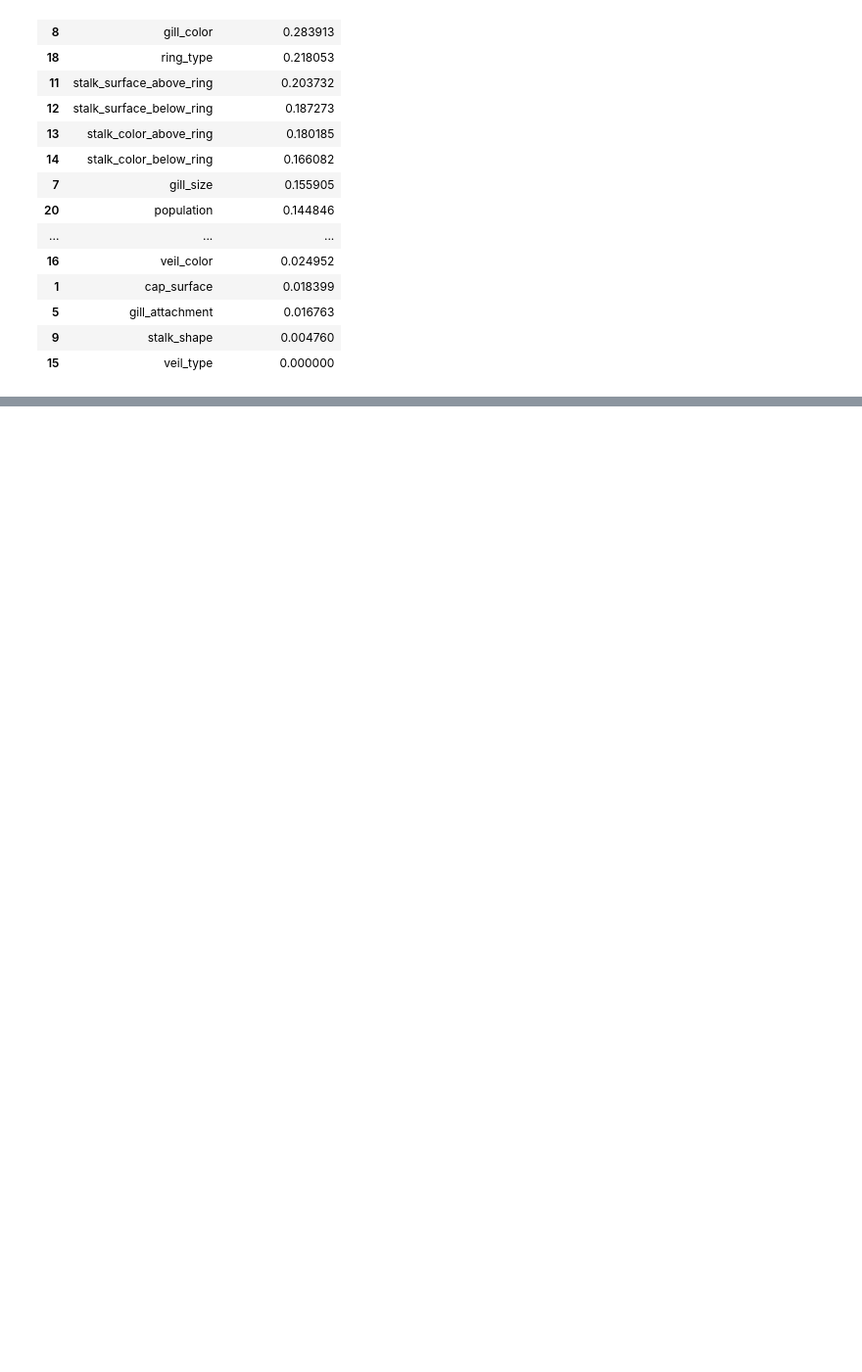
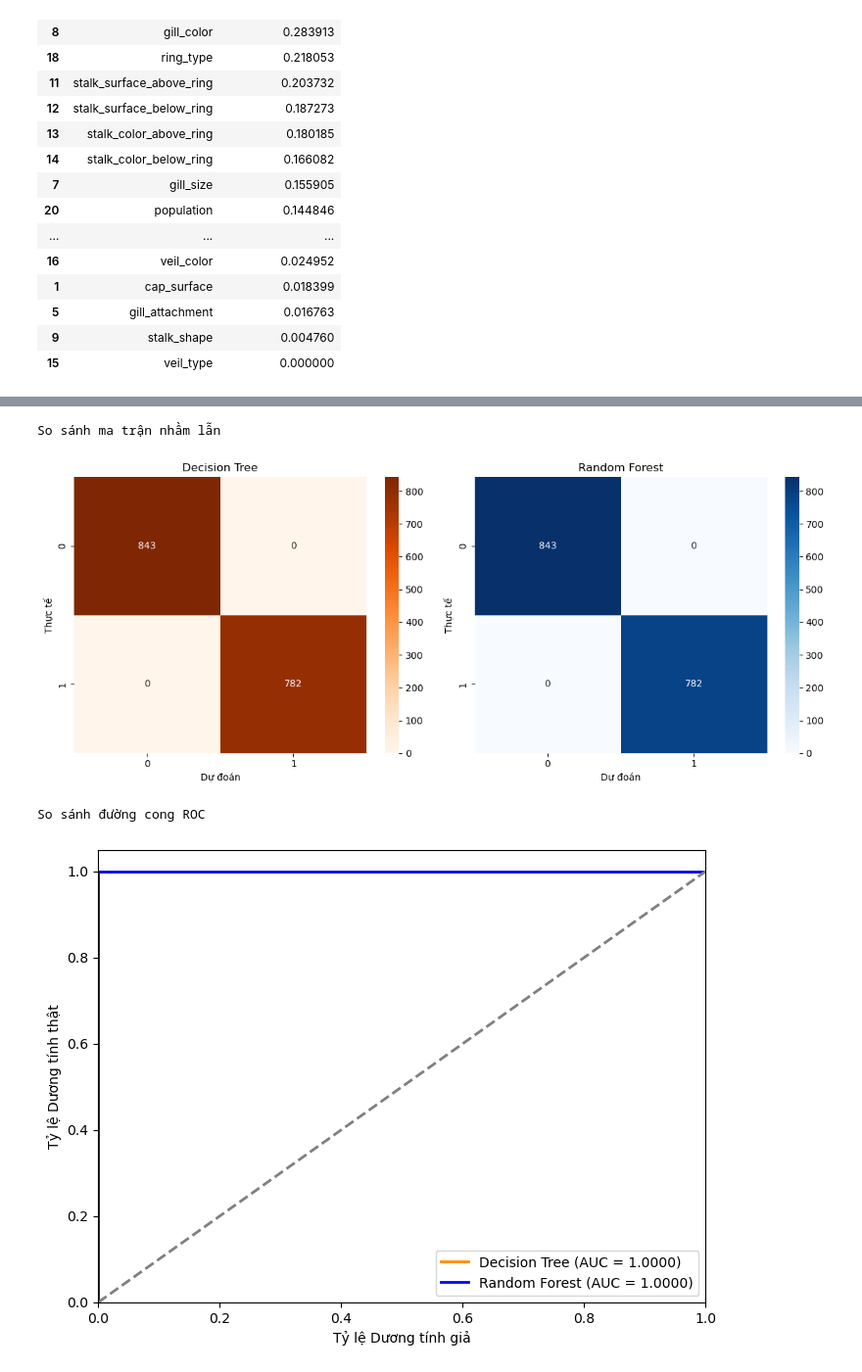
Before and after one commit to quybuithanh/Mushroom-Classification, a Jupyter notebook: notebooks/04_Feature_Engineering & 05_Model_Training .ipynb, the cells around one changed output, grey strips where cells are left out. Shown at 98% size. Drawn from its saved outputs; the diff is of its cells as text; code cells hidden in the pictures; blank space fills up the shorter version.

```diff
--- a/notebooks/04_Feature_Engineering & 05_Model_Training .ipynb
+++ b/notebooks/04_Feature_Engineering & 05_Model_Training .ipynb
@@ -260,0 +251,44 @@ print(f"Điểm thi thật của Random Forest : {diem_test_rf:.4f}")
+# %%
+print("So sánh ma trận nhầm lẫn")
+fig, axes = plt.subplots(1, 2, figsize=(12, 5))
+
+# Decision Tree
+cm_tree = confusion_matrix(y_test, ket_qua_tree)
+sns.heatmap(cm_tree, annot=True, fmt='d', cmap='Oranges', ax=axes[0])
+axes[0].set_title('Decision Tree')
+axes[0].set_xlabel('Dự đoán'); axes[0].set_ylabel('Thực tế')
+
+#Random Forest
+cm_rf = confusion_matrix(y_test, ket_qua_rf)
+sns.heatmap(cm_rf, annot=True, fmt='d', cmap='Blues', ax=axes[1])
+axes[1].set_title('Random Forest')
+axes[1].set_xlabel('Dự đoán'); axes[1].set_ylabel('Thực tế')
+
+plt.tight_layout()
+plt.show()
+
+
+print("So sánh đường cong ROC")
+plt.figure(figsize=(8, 6))
+
+prob_tree = final_tree.predict_proba(X_test)[:, 1]
+prob_rf = final_rf.predict_proba(X_test)[:, 1]
+
+fpr_tree, tpr_tree, _ = roc_curve(y_test, prob_tree)
+plt.plot(fpr_tree, tpr_tree, color='darkorange', lw=2, label=f'Decision Tree (AUC = {auc(fpr_tree, tpr_tree):.4f})')
+
+fpr_rf, tpr_rf, _ = roc_curve(y_test, prob_rf)
+plt.plot(fpr_rf, tpr_rf, color='blue', lw=2,
+         label=f'Random Forest (AUC = {auc(fpr_rf, tpr_rf):.4f})')
+
+plt.plot([0, 1], [0, 1], color='gray', lw=2, linestyle='--')
+plt.xlim([0.0, 1.0]); plt.ylim([0.0, 1.05])
+plt.xlabel('Tỷ lệ Dương tính giả')
+plt.ylabel('Tỷ lệ Dương tính thật')
+plt.legend(loc="lower right")
+plt.show()
+# %% [output]
+So sánh ma trận nhầm lẫn
+[figure, added]
+So sánh đường cong ROC
+[figure, added]
```
Also changed, not shown: parts of 9 cells of this notebook.
